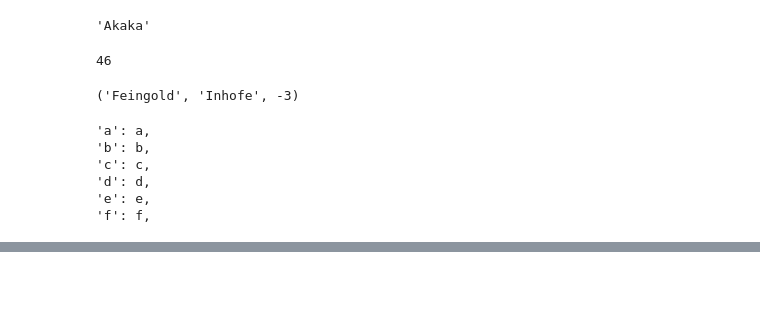
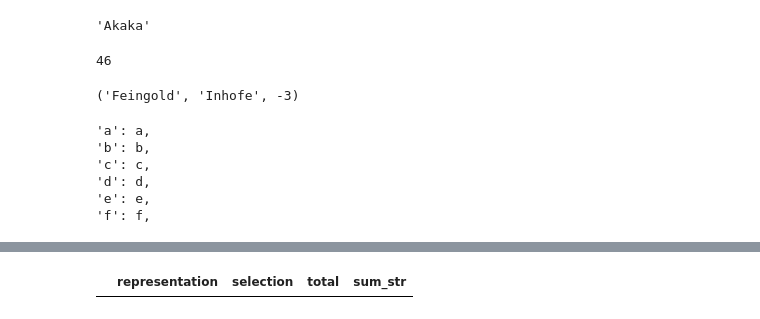
Before and after one commit to banbiossa/coding-the-matrix, a Jupyter notebook: notebooks/0.2_vectors.ipynb, the cells around one changed output, grey strips where cells are left out. Drawn from its saved outputs; the diff is of its cells as text; code cells hidden in the pictures; blank space fills up the shorter version.

```diff
--- a/notebooks/0.2_vectors.ipynb
+++ b/notebooks/0.2_vectors.ipynb
@@ -389,9 +409,0 @@ from coding_the_matrix.GF2 import one
-# %%
-def list2gf(L):
-    """Vec with domain {0, 1, ..., len(L)} and v[i] = L[i]
-    """
-    str2gf = {
-        '0': 0,
-        '1': one,
-    }
-    return Vec({0, one}, {i: str2gf[L[i]] for i in range(len(L))})
@@ -400,0 +443,21 @@ Vec({0, 1}, {0: 1, 1: 1, 2: 0, 3: 0, 4: 0, 5: 0, 6: 0})
+# %%
+a = '1110000'
+b = '0111000'
+c = '0011100'
+d = '0001110'
+e = '0000111'
+f = '0000011'
+
+u = '0010010'
+v = '0100010'
+# %%
+alphabet_to_vector = {
+    "a": a,
+    "b": b,
+    "c": c,
+    "d": d,
+    "e": e,
+    "f": f,
+}
+# %%
+df = find_all_combinations(alphabet_to_vector)
@@ -400,0 +469,4 @@ Vec({0, 1}, {0: 1, 1: 1, 2: 0, 3: 0, 4: 0, 5: 0, 6: 0})
+# %%
+df[df.total == list2gf(v)]
+# %% [output]
+|  | representation | selection | total | sum_str |
```
Also changed, not shown: parts of 17 cells of this notebook, 3 other files.
